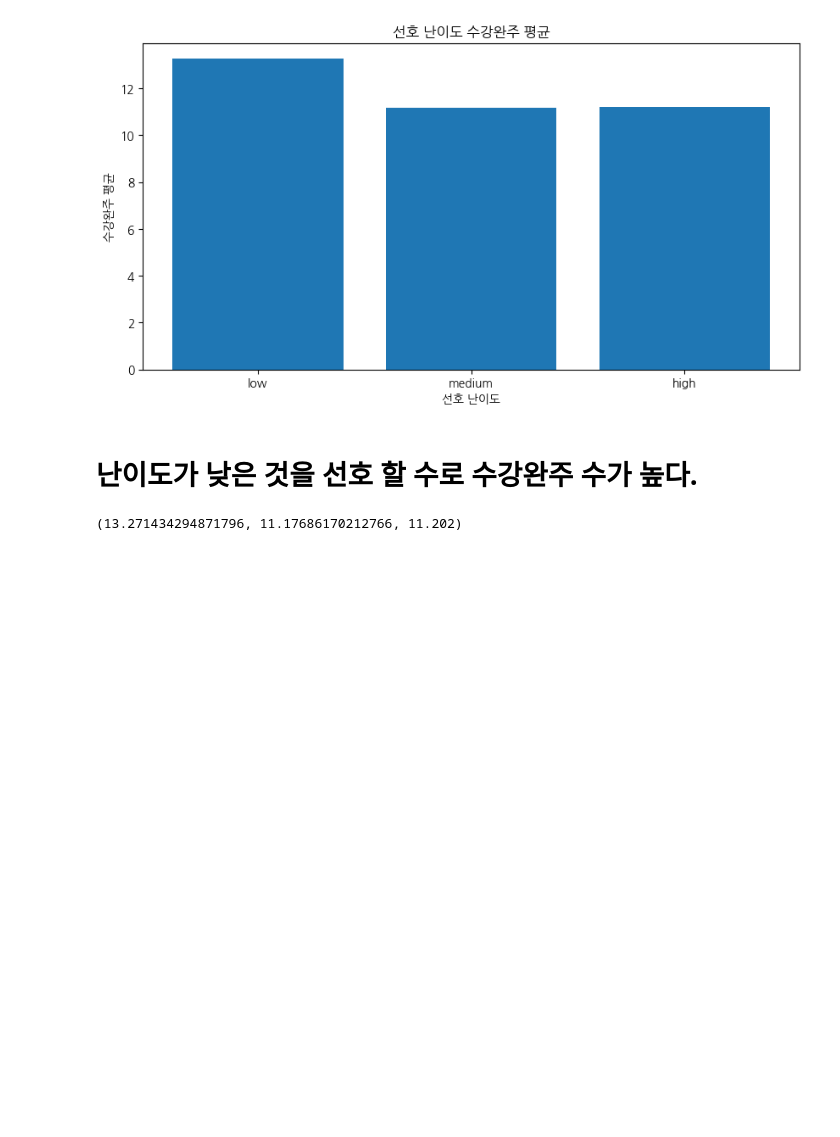
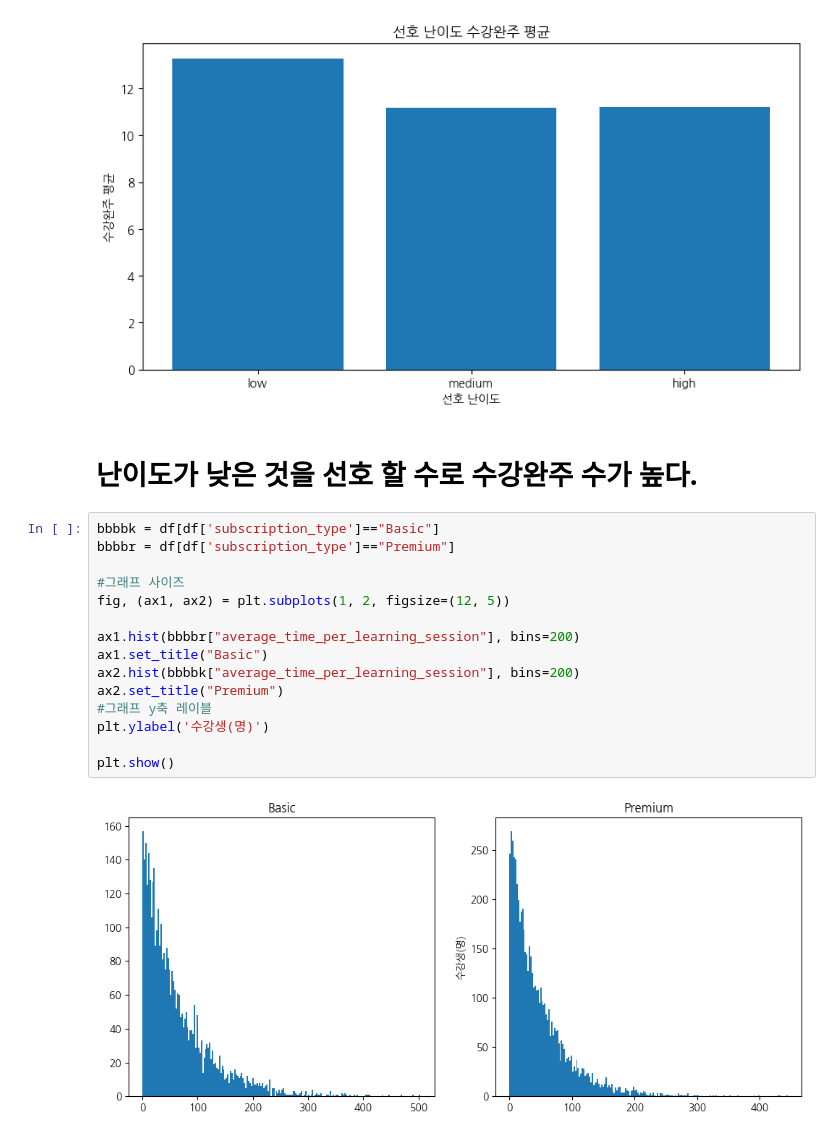
Before and after one commit to min01118/WASSUP4, a Jupyter notebook: 05_Data_Analysis/DA_Mini_Project.ipynb, the cells around one changed output. Cells and saved outputs as stored; diff of their text form; blank space fills up the shorter version.

```diff
--- a/05_Data_Analysis/DA_Mini_Project.ipynb
+++ b/05_Data_Analysis/DA_Mini_Project.ipynb
@@ -807,5 +854,19 @@ plt.show()
 # %% [markdown]
 # 난이도가 낮은 것을 선호 할 수로 수강완주 수가 높다.
 # %%
+bbbbk = df[df['subscription_type']=="Basic"]
+bbbbr = df[df['subscription_type']=="Premium"]
+
+#그래프 사이즈
+fig, (ax1, ax2) = plt.subplots(1, 2, figsize=(12, 5))
+
+ax1.hist(bbbbr["average_time_per_learning_session"], bins=200)
+ax1.set_title("Basic")
+ax2.hist(bbbbk["average_time_per_learning_session"], bins=200)
+ax2.set_title("Premium")
+#그래프 y축 레이블
+plt.ylabel('수강생(명)')
+
+plt.show()
 # %% [output]
-(13.271434294871796, 11.17686170212766, 11.202)
+[figure, added]
```
Also changed, not shown: parts of 42 cells of this notebook.
